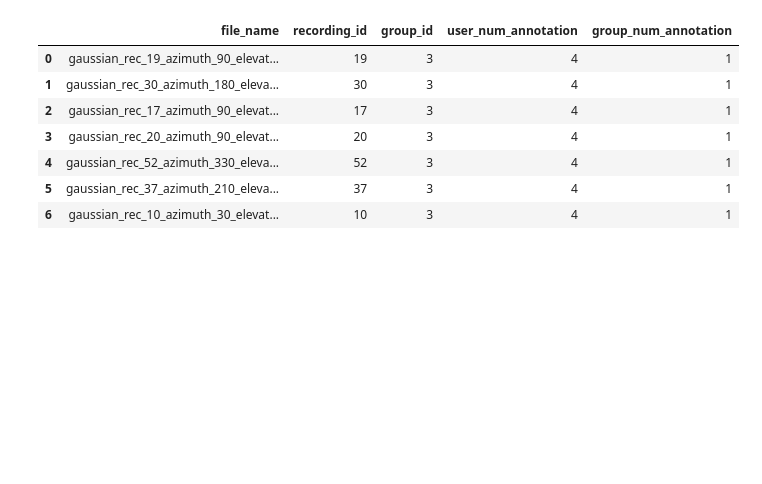
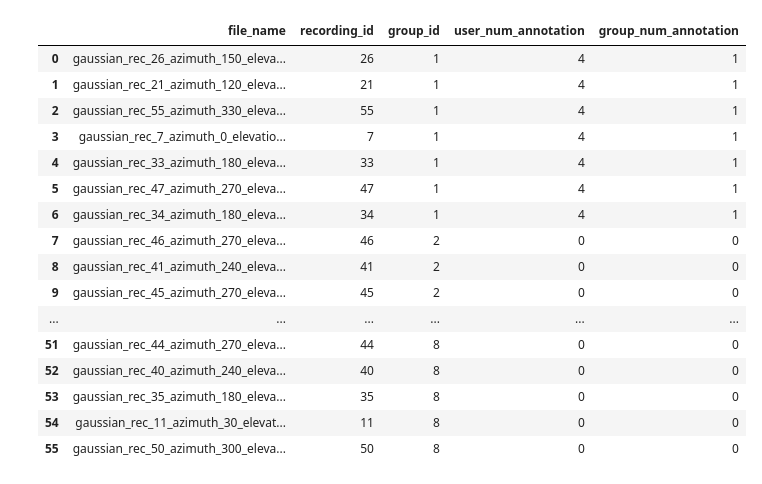
Before and after one commit to ANNIZHENG/Annotation-Interface-Noise-Burst, a Jupyter notebook: database/db.ipynb, the cells around one changed output. Saved outputs shown, nothing was run; the diff lists cells and outputs as text; code cells hidden in the pictures; blank space fills up the shorter version.

```diff
--- a/database/db.ipynb
+++ b/database/db.ipynb
@@ -5,7 +5,7 @@ from sqlalchemy import *
 db_path = 'postgresql://anniezheng@localhost/test2'
 db_path = 'postgresql://llmchqfhvdwpop:8f6b6899b24221c36bc979822c407c31bd099e3259c5d4f6682d63d993276d3f@ec2-34-230-167-186.compute-1.amazonaws.com:5432/dcoppvn70vslf9'
 
-pd.options.display.max_rows = 999
+pd.options.display.max_rows = 1500
 
 eng = create_engine(db_path)
 # %%
@@ -91,11 +101,20 @@ pd.read_sql('''select * from "Interaction" order by id desc''',eng).head(500)
 # %%
-pd.read_sql('''select * from "Recording" where group_id = 3;''',eng)
+pd.read_sql('''select * from "Recording" order by group_id asc;''',eng)
 # %% [output]
 |  | file_name | recording_id | group_id | user_num_annotation | group_num_annotation |
-| 0 | gaussian_rec_19_azimuth_90_elevat... | 19 | 3 | 4 | 1 |
-| 1 | gaussian_rec_30_azimuth_180_eleva... | 30 | 3 | 4 | 1 |
-| 2 | gaussian_rec_17_azimuth_90_elevat... | 17 | 3 | 4 | 1 |
-| 3 | gaussian_rec_20_azimuth_90_elevat... | 20 | 3 | 4 | 1 |
-| 4 | gaussian_rec_52_azimuth_330_eleva... | 52 | 3 | 4 | 1 |
-| 5 | gaussian_rec_37_azimuth_210_eleva... | 37 | 3 | 4 | 1 |
-| 6 | gaussian_rec_10_azimuth_30_elevat... | 10 | 3 | 4 | 1 |
+| 0 | gaussian_rec_26_azimuth_150_eleva... | 26 | 1 | 4 | 1 |
+| 1 | gaussian_rec_21_azimuth_120_eleva... | 21 | 1 | 4 | 1 |
+| 2 | gaussian_rec_55_azimuth_330_eleva... | 55 | 1 | 4 | 1 |
+| 3 | gaussian_rec_7_azimuth_0_elevatio... | 7 | 1 | 4 | 1 |
+| 4 | gaussian_rec_33_azimuth_180_eleva... | 33 | 1 | 4 | 1 |
+| 5 | gaussian_rec_47_azimuth_270_eleva... | 47 | 1 | 4 | 1 |
+| 6 | gaussian_rec_34_azimuth_180_eleva... | 34 | 1 | 4 | 1 |
+| 7 | gaussian_rec_46_azimuth_270_eleva... | 46 | 2 | 0 | 0 |
+| 8 | gaussian_rec_41_azimuth_240_eleva... | 41 | 2 | 0 | 0 |
+| 9 | gaussian_rec_45_azimuth_270_eleva... | 45 | 2 | 0 | 0 |
+| ... | ... | ... | ... | ... | ... |
+| 51 | gaussian_rec_44_azimuth_270_eleva... | 44 | 8 | 0 | 0 |
+| 52 | gaussian_rec_40_azimuth_240_eleva... | 40 | 8 | 0 | 0 |
+| 53 | gaussian_rec_35_azimuth_180_eleva... | 35 | 8 | 0 | 0 |
+| 54 | gaussian_rec_11_azimuth_30_elevat... | 11 | 8 | 0 | 0 |
+| 55 | gaussian_rec_50_azimuth_300_eleva... | 50 | 8 | 0 | 0 |
```
Also changed, not shown: parts of 6 cells of this notebook, 1 other file.
